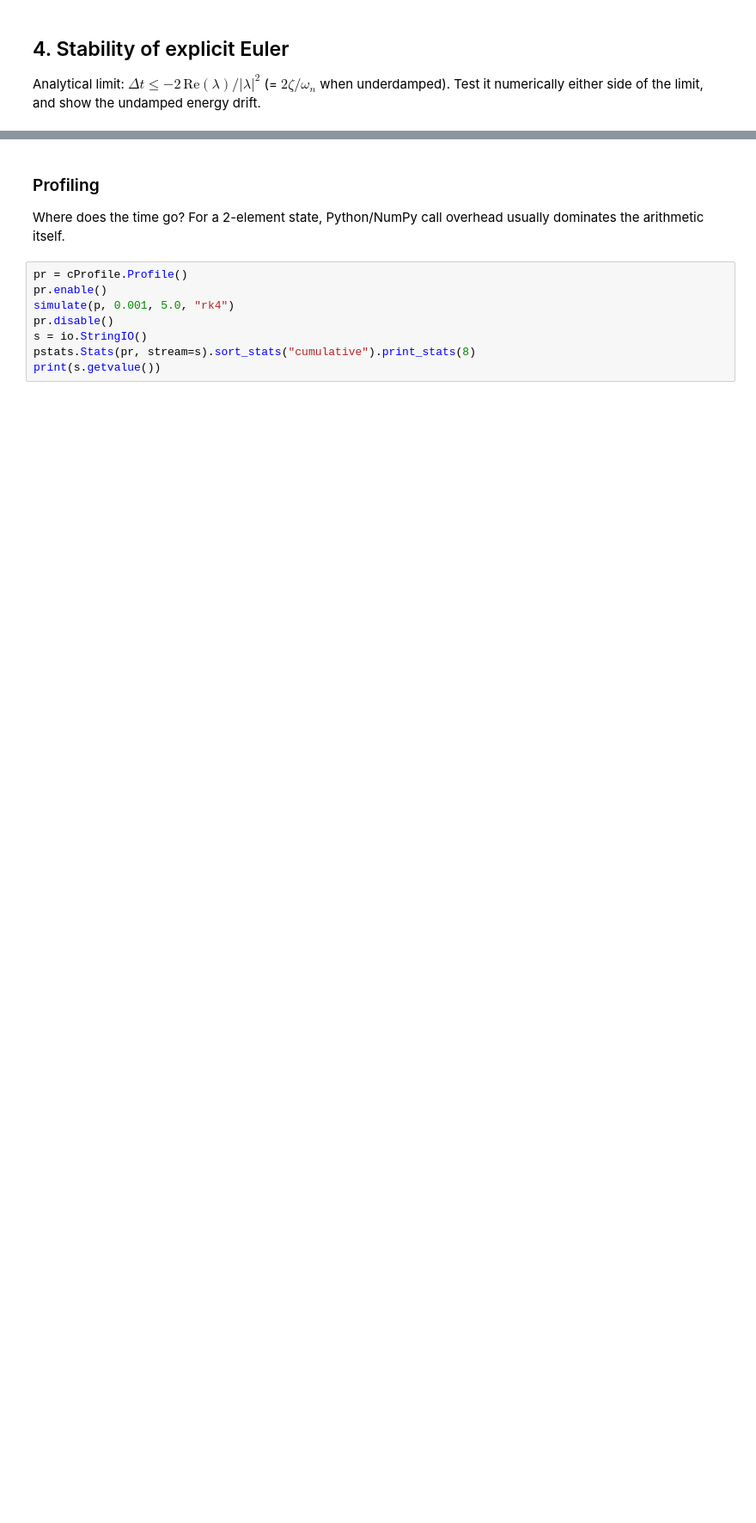
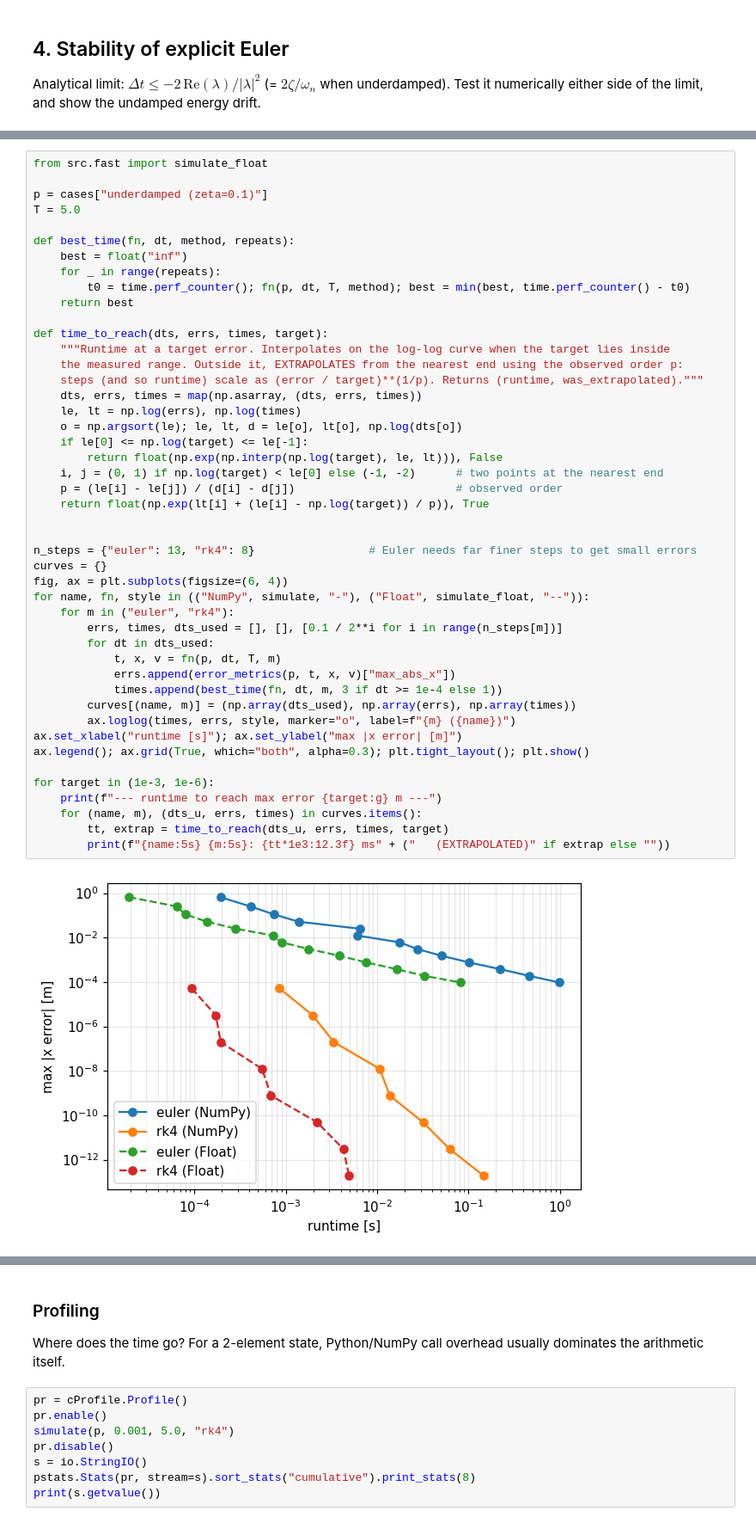
Before and after one commit to Sammmydav/spring-damper-system, a Jupyter notebook: notebooks/analysis.ipynb, the cells around one changed output, grey strips where cells are left out. Shown at 86% size. Saved outputs shown, nothing was run; the diff lists cells and outputs as text; blank space fills up the shorter version.

Commit message:
Fix time to accuracy calculation and flag extrapolation

```diff
--- a/notebooks/analysis.ipynb
+++ b/notebooks/analysis.ipynb
@@ -128,0 +131,48 @@ for m, errs, times in table:
+# %%
+from src.fast import simulate_float
+
+p = cases["underdamped (zeta=0.1)"]
+T = 5.0
+
+def best_time(fn, dt, method, repeats):
+    best = float("inf")
+    for _ in range(repeats):
+        t0 = time.perf_counter(); fn(p, dt, T, method); best = min(best, time.perf_counter() - t0)
+    return best
+
+def time_to_reach(dts, errs, times, target):
+    """Runtime at a target error. Interpolates on the log-log curve when the target lies inside
+    the measured range. Outside it, EXTRAPOLATES from the nearest end using the observed order p:
+    steps (and so runtime) scale as (error / target)**(1/p). Returns (runtime, was_extrapolated)."""
+    dts, errs, times = map(np.asarray, (dts, errs, times))
+    le, lt = np.log(errs), np.log(times)
+    o = np.argsort(le); le, lt, d = le[o], lt[o], np.log(dts[o])
+    if le[0] <= np.log(target) <= le[-1]:
+        return float(np.exp(np.interp(np.log(target), le, lt))), False
+    i, j = (0, 1) if np.log(target) < le[0] else (-1, -2)      # two points at the nearest end
+    p = (le[i] - le[j]) / (d[i] - d[j])                        # observed order
+    return float(np.exp(lt[i] + (le[i] - np.log(target)) / p)), True
+
+
+n_steps = {"euler": 13, "rk4": 8}                 # Euler needs far finer steps to get small errors
+curves = {}
+fig, ax = plt.subplots(figsize=(6, 4))
+for name, fn, style in (("NumPy", simulate, "-"), ("Float", simulate_float, "--")):
+    for m in ("euler", "rk4"):
+        errs, times, dts_used = [], [], [0.1 / 2**i for i in range(n_steps[m])]
+        for dt in dts_used:
+            t, x, v = fn(p, dt, T, m)
+            errs.append(error_metrics(p, t, x, v)["max_abs_x"])
+            times.append(best_time(fn, dt, m, 3 if dt >= 1e-4 else 1))
+        curves[(name, m)] = (np.array(dts_used), np.array(errs), np.array(times))
+        ax.loglog(times, errs, style, marker="o", label=f"{m} ({name})")
+ax.set_xlabel("runtime [s]"); ax.set_ylabel("max |x error| [m]")
+ax.legend(); ax.grid(True, which="both", alpha=0.3); plt.tight_layout(); plt.show()
+
+for target in (1e-3, 1e-6):
+    print(f"--- runtime to reach max error {target:g} m ---")
+    for (name, m), (dts_u, errs, times) in curves.items():
+        tt, extrap = time_to_reach(dts_u, errs, times, target)
+        print(f"{name:5s} {m:5s}: {tt*1e3:12.3f} ms" + ("   (EXTRAPOLATED)" if extrap else ""))
+# %% [output]
+[figure, added]
```
Also changed, not shown: parts of 11 cells of this notebook.
